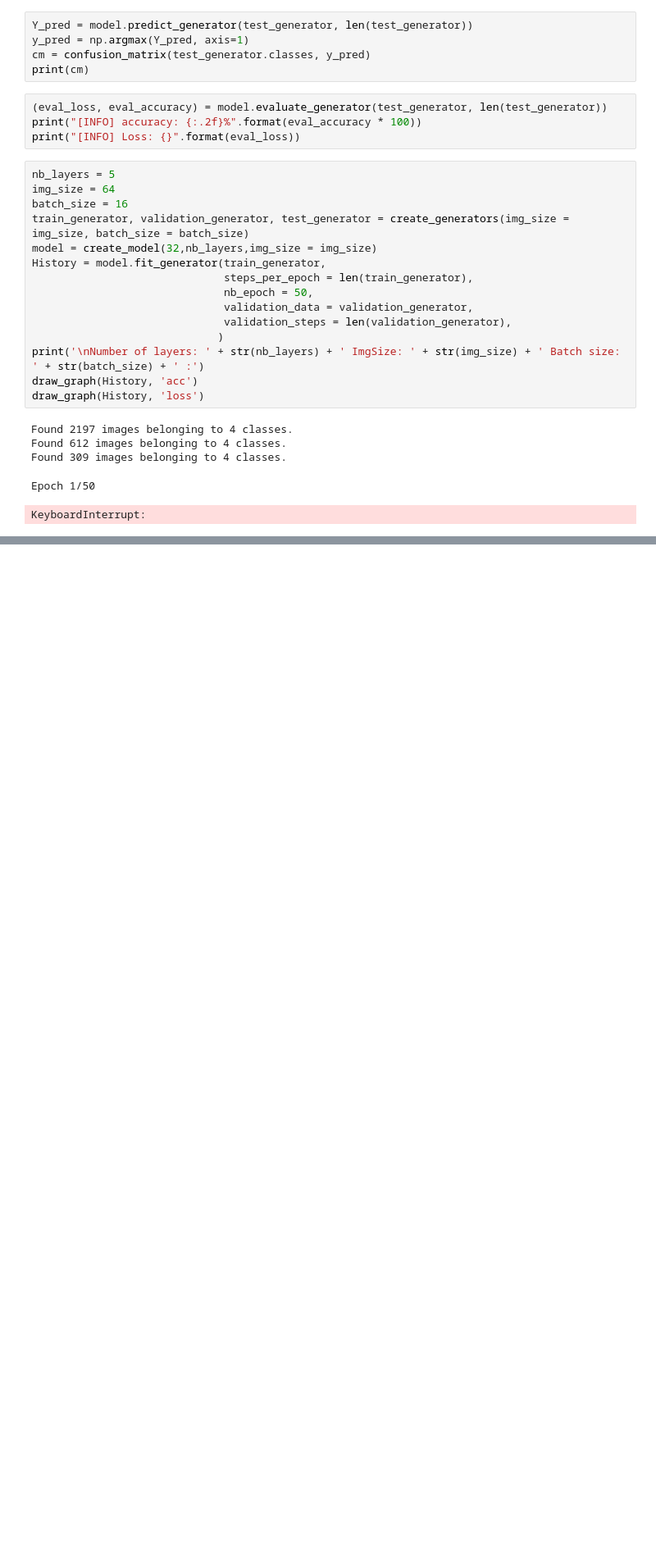
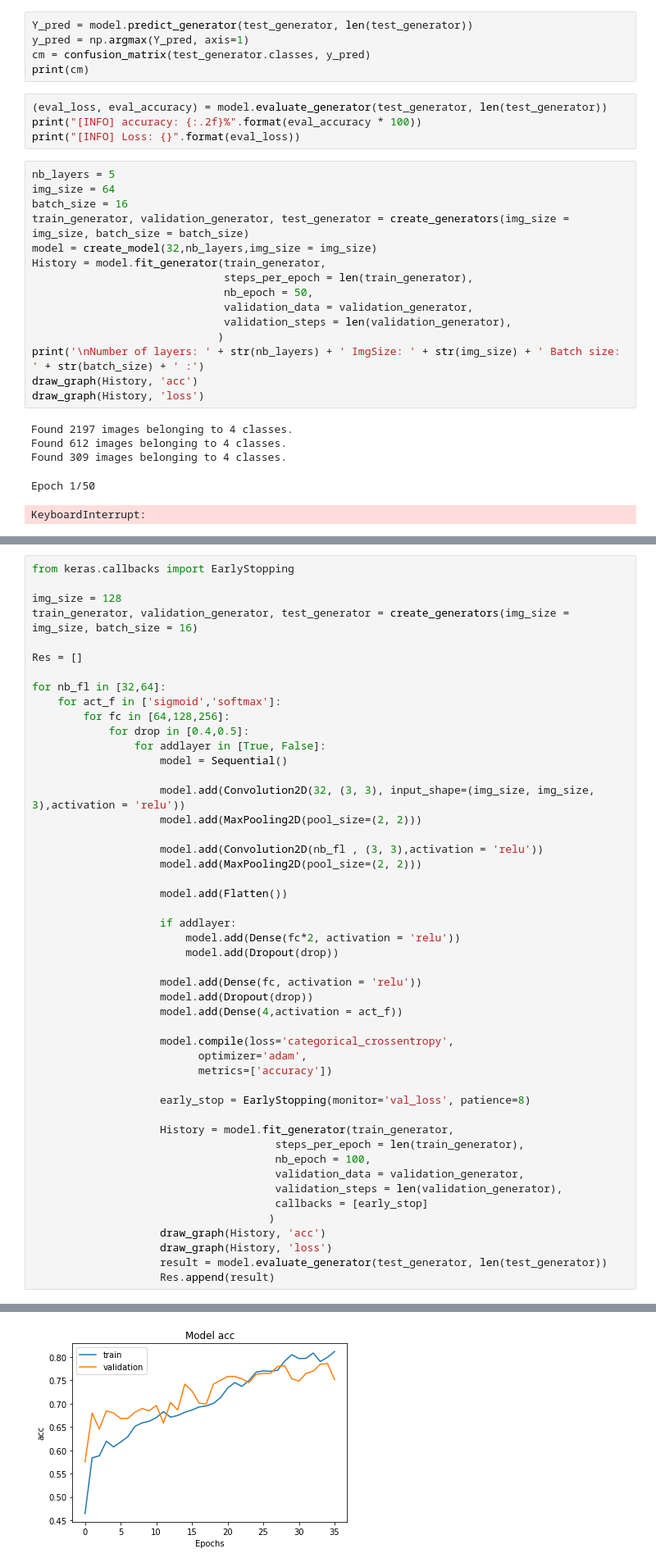
Before and after one commit to ZhichuanLi/CNN, a Jupyter notebook: JupiterCnn.ipynb, the cells around one changed output, grey strips where cells are left out. Shown at 82% size. Drawn from its saved outputs; the diff is of its cells as text; blank space fills up the shorter version.

```diff
--- a/JupiterCnn.ipynb
+++ b/JupiterCnn.ipynb
@@ -326,0 +412,49 @@ KeyboardInterrupt:
+# %%
+from keras.callbacks import EarlyStopping
+
+img_size = 128
+train_generator, validation_generator, test_generator = create_generators(img_size = img_size, batch_size = 16)
+
+Res = []
+
+for nb_fl in [32,64]:
+    for act_f in ['sigmoid','softmax']:
+        for fc in [64,128,256]:
+            for drop in [0.4,0.5]:
+                for addlayer in [True, False]:
+                    model = Sequential()
+
+                    model.add(Convolution2D(32, (3, 3), input_shape=(img_size, img_size, 3),activation = 'relu'))
+                    model.add(MaxPooling2D(pool_size=(2, 2)))
+
+                    model.add(Convolution2D(nb_fl , (3, 3),activation = 'relu'))
+                    model.add(MaxPooling2D(pool_size=(2, 2)))
+
+                    model.add(Flatten())
+
+                    if addlayer:
+                        model.add(Dense(fc*2, activation = 'relu'))
+                        model.add(Dropout(drop))
+
+                    model.add(Dense(fc, activation = 'relu'))
+                    model.add(Dropout(drop))
+                    model.add(Dense(4,activation = act_f))
+
+                    model.compile(loss='categorical_crossentropy',
+                          optimizer='adam',
+                          metrics=['accuracy'])
+
+                    early_stop = EarlyStopping(monitor='val_loss', patience=8)
+
+                    History = model.fit_generator(train_generator,
+                                      steps_per_epoch = len(train_generator),
+                                      nb_epoch = 100,
+                                      validation_data = validation_generator,
+                                      validation_steps = len(validation_generator),
+                                      callbacks = [early_stop]
+                                     )
+                    draw_graph(History, 'acc')
+                    draw_graph(History, 'loss')
+                    result = model.evaluate_generator(test_generator, len(test_generator))
+                    Res.append(result)
+# %% [output]
@@ -326,0 +481 @@ KeyboardInterrupt:
+[figure, added]
```
Also changed, not shown: parts of 5 cells of this notebook.
